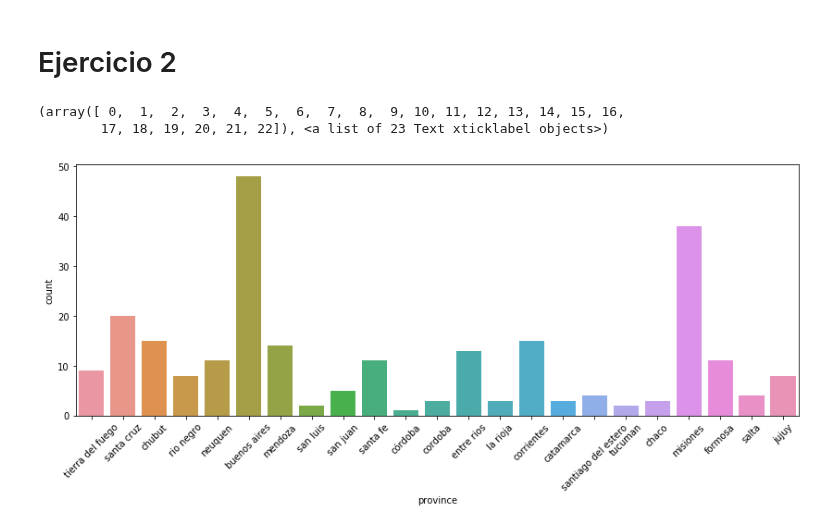
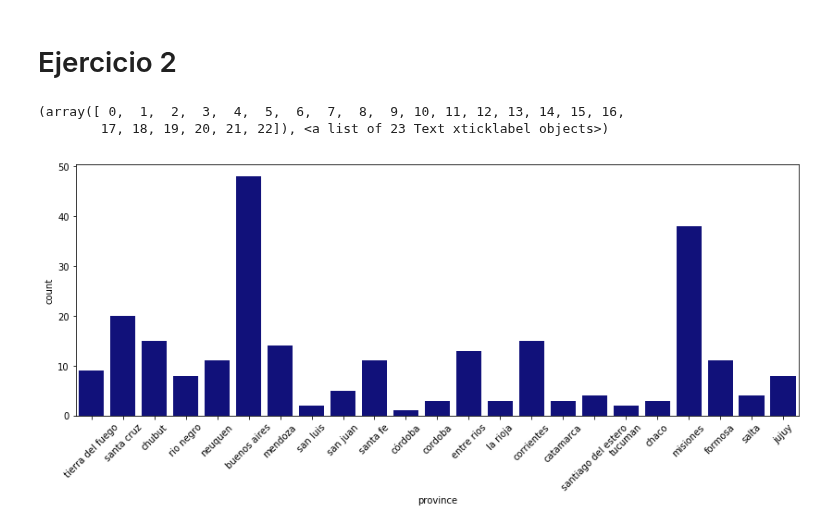
Before and after one commit to nehuengonzalez/diplodatos, a Jupyter notebook: tp2/Ejercicio-tablas.ipynb, the cells around one changed output. Drawn from its saved outputs; the diff is of its cells as text; code cells hidden in the pictures.

```diff
--- a/tp2/Ejercicio-tablas.ipynb
+++ b/tp2/Ejercicio-tablas.ipynb
@@ -134,32 +134,32 @@ ds = pd.read_json('./input/pasos.json')
 provinces = set({'buenos aires',
  'catamarca',
  'chaco',
  'chubut',
  'cordoba',
  'corrientes',
  'córdoba',
  'entre rios',
  'formosa',
  'jujuy',
  'la rioja',
  'mendoza',
  'misiones',
  'neuquen',
  'rio negro',
  'salta',
  'san juan',
  'san luis',
  'santa cruz',
  'santa fe',
  'santiago del estero',
  'tierra del fuego',
  'tucuman'})
 ds.province = ds.province.apply(lambda x: x.lower())
 #ds_filtered = ds[[(True if i in provinces else False) for i in ds.province]]
 ds_filtered=ds.loc[ds['province'].isin(provinces)]
-seaborn.countplot(data=ds_filtered, x='province')
+seaborn.countplot(data=ds_filtered, x='province', color="darkblue")
 plt.xticks(rotation=45)
 # %% [output]
 (array([ 0,  1,  2,  3,  4,  5,  6,  7,  8,  9, 10, 11, 12, 13, 14, 15, 16,
         17, 18, 19, 20, 21, 22]), <a list of 23 Text xticklabel objects>)
-[figure, old version]
+[figure, new version]
```
Also changed, not shown: parts of 1 cell of this notebook, 1 other file.
